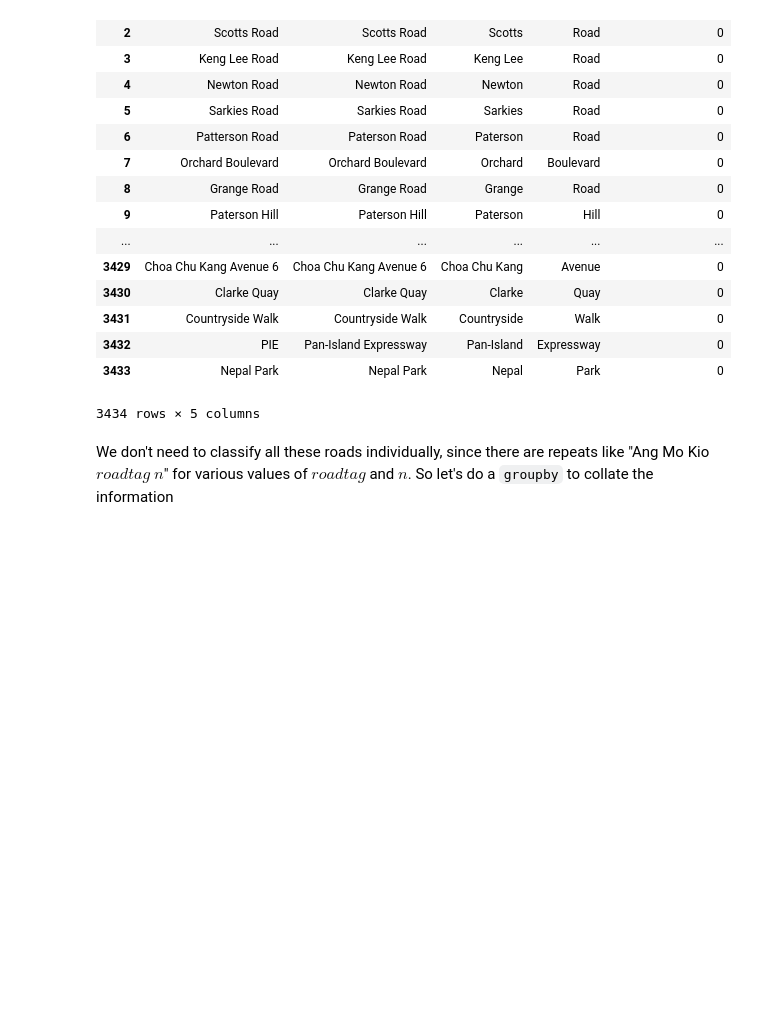
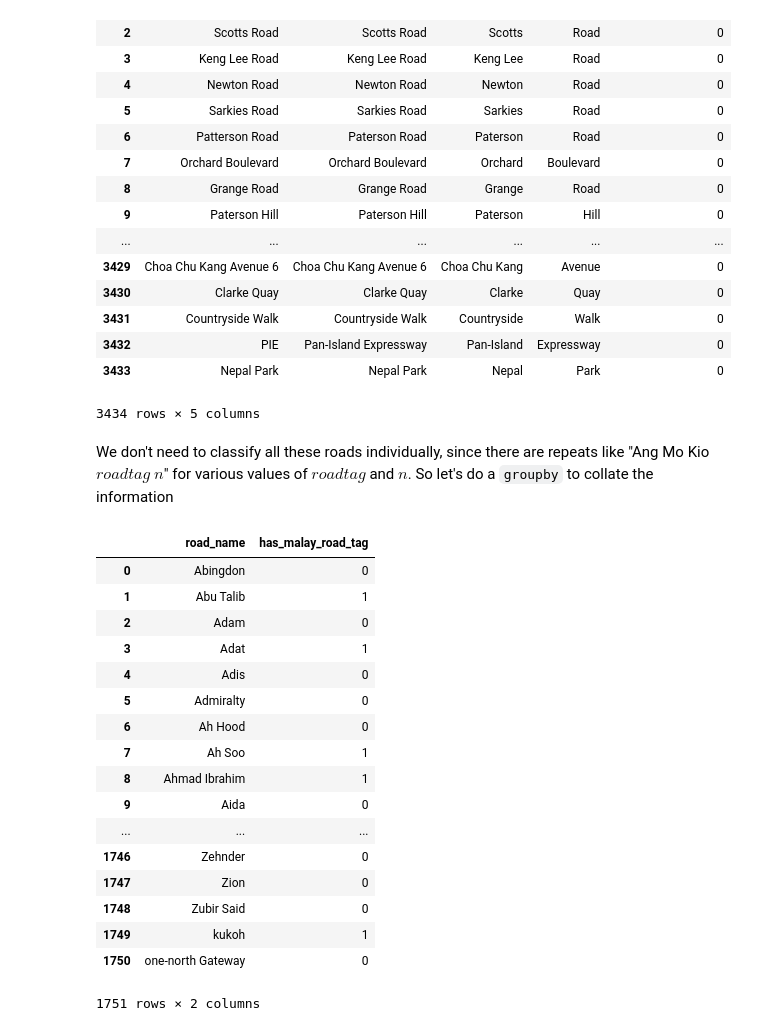
Before and after one commit to michelleful/SingaporeRoadnameOrigins, a Jupyter notebook: notebooks/02 Preparing data for classification.ipynb, the cells around one changed output. Saved outputs shown, nothing was run; the diff lists cells and outputs as text; code cells hidden in the pictures; blank space fills up the shorter version.

```diff
--- a/notebooks/02 Preparing data for classification.ipynb
+++ b/notebooks/02 Preparing data for classification.ipynb
@@ -172,6 +172,26 @@ We don't need to classify all these roads individually, since there are repeats
 # %%
 # we're really only interested in the max value of has_malay_road_tag
 # as we're not using the rest of the info
 gb  = final.groupby('road_name').aggregate(max)
 # flatten the groupby into a regular df and select the only columns we really want
 gb2 = pd.DataFrame(gb).reset_index()[['road_name', 'has_malay_road_tag']]
+gb2
+# %% [output]
+|  | road_name | has_malay_road_tag |
+| 0 | Abingdon | 0 |
+| 1 | Abu Talib | 1 |
+| 2 | Adam | 0 |
+| 3 | Adat | 1 |
+| 4 | Adis | 0 |
+| 5 | Admiralty | 0 |
+| 6 | Ah Hood | 0 |
+| 7 | Ah Soo | 1 |
+| 8 | Ahmad Ibrahim | 1 |
+| 9 | Aida | 0 |
+| ... | ... | ... |
+| 1746 | Zehnder | 0 |
+| 1747 | Zion | 0 |
+| 1748 | Zubir Said | 0 |
+| 1749 | kukoh | 1 |
+| 1750 | one-north Gateway | 0 |
+1751 rows × 2 columns
```
Also changed, not shown: parts of 4 cells of this notebook.
